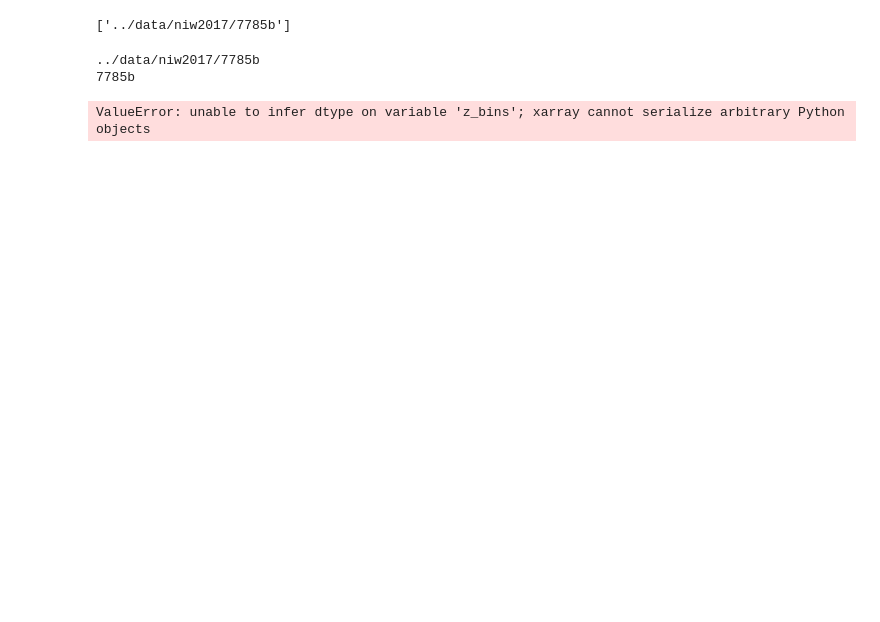
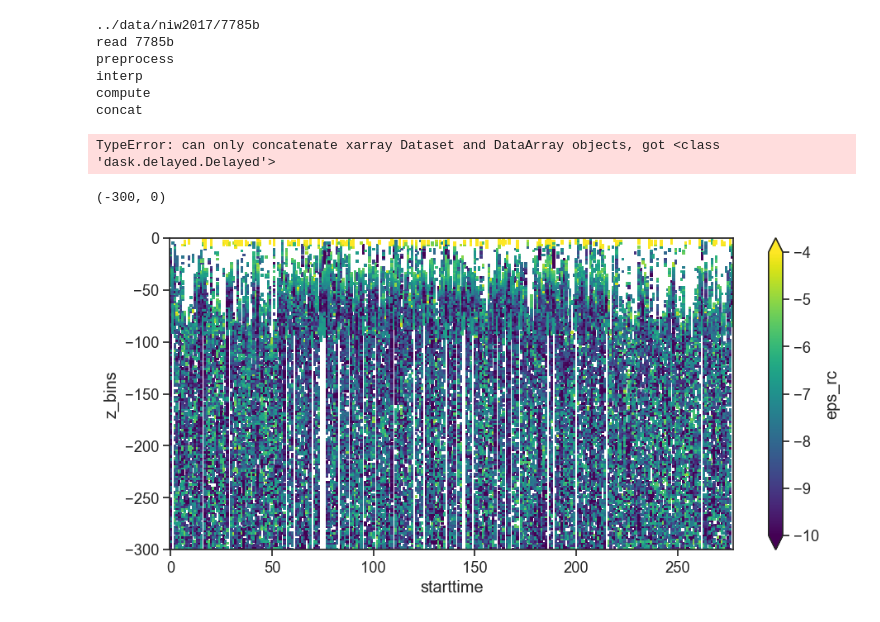
Before and after one commit to sessink/epsilon_from_emapex, a Jupyter notebook: notebooks/projection_onto_z.ipynb, the cells around one changed output. Cells and saved outputs as stored; diff of their text form; code cells hidden in the pictures; blank space fills up the shorter version.

Commit message:
use dask to do lazy computation

```diff
--- a/notebooks/projection_onto_z.ipynb
+++ b/notebooks/projection_onto_z.ipynb
@@ -53,9 +56,11 @@ def mad_qc(ds):
     ds['eps2_bat'] = ds['eps2_bat'].where( ds['mad2_bat']<madmax)
     return ds
 
+@delayed
 def read_dataset(file):
     return xr.open_dataset(file,autoclose=True)
 
+@delayed
 def preprocess(ds):
     dsnew = ds.copy()
     dsnew = mad_wrapper(dsnew,p)
@@ -72,8 +77,14 @@ def preprocess(ds):
     dsnew = dsnew.drop(['A1','A2','b1','b2','l1','l2'])
     return dsnew
 
+@delayed
 def interpolate_z(ds):
     newz = np.linspace(-1950,0,1000)
+#     ds['times'] = ds.time
+#     ds['starttime'] = ds.time.min()
+    ds = ds.swap_dims({'time':'z'})
+#     _, index = np.unique(ds.z.dropna('z'), return_index=True)
+#     print(index.size)
     return ds.groupby_bins(ds.z,newz).reduce(np.nanmean)
 
 def plot_sections(ds,label):
@@ -94,26 +103,35 @@ dire = glob('../data/'+year+'/7785*')
-# %%
-dire
-# %% [output]
-['../data/niw2017/7785b']
-# %%
-datasets = [read_dataset(file) for file in glob(direct+'/ema*.nc')]
-# %%
-ds0 = [preprocess(dataset) for dataset in datasets]
 # %%
 years = ['niw2017']
 for year in years:
     for direct in glob('../data/'+year+'/7785*'):
         print(direct)
         label = direct.split('/')[-1]
-        print(label)
+        print('read '+label)
         datasets = [read_dataset(file) for file in glob(direct+'/ema*.nc')]
+        print('preprocess')
         ds0 = [preprocess(dataset) for dataset in datasets]
+        print('interp')
         ds1 = [interpolate_z(dataset) for dataset in ds0]
-        ds = xr.concat(ds1, dim='starttime').transpose()
+#         ds1 = list( filter(None,ds1) )
+        print('compute')
+        ds2 = [d.compute() for d in ds1]
+        print('concat')
+        ds = xr.concat(ds2, dim='starttime').transpose()
         plot_sections(ds,label)
+        print('save')
         ds.to_netcdf(direct+'/'+label+'.nc')
         print(f'done with {direct}!')
 # %% [output]
 ../data/niw2017/7785b
-7785b
+read 7785b
+preprocess
+interp
+compute
+concat
-ValueError: unable to infer dtype on variable 'z_bins'; xarray cannot serialize arbitrary Python objects
+TypeError: can only concatenate xarray Dataset and DataArray objects, got <class 'dask.delayed.Delayed'>
+# %%
+ds.eps_rc.dropna('starttime',how='all').pipe(np.log10).plot(vmin=-10,vmax=-4)
+plt.ylim(-300,0)
+# %% [output]
+(-300, 0)
+[figure, added]
```
Also changed, not shown: parts of 4 cells of this notebook, 2 other files.
